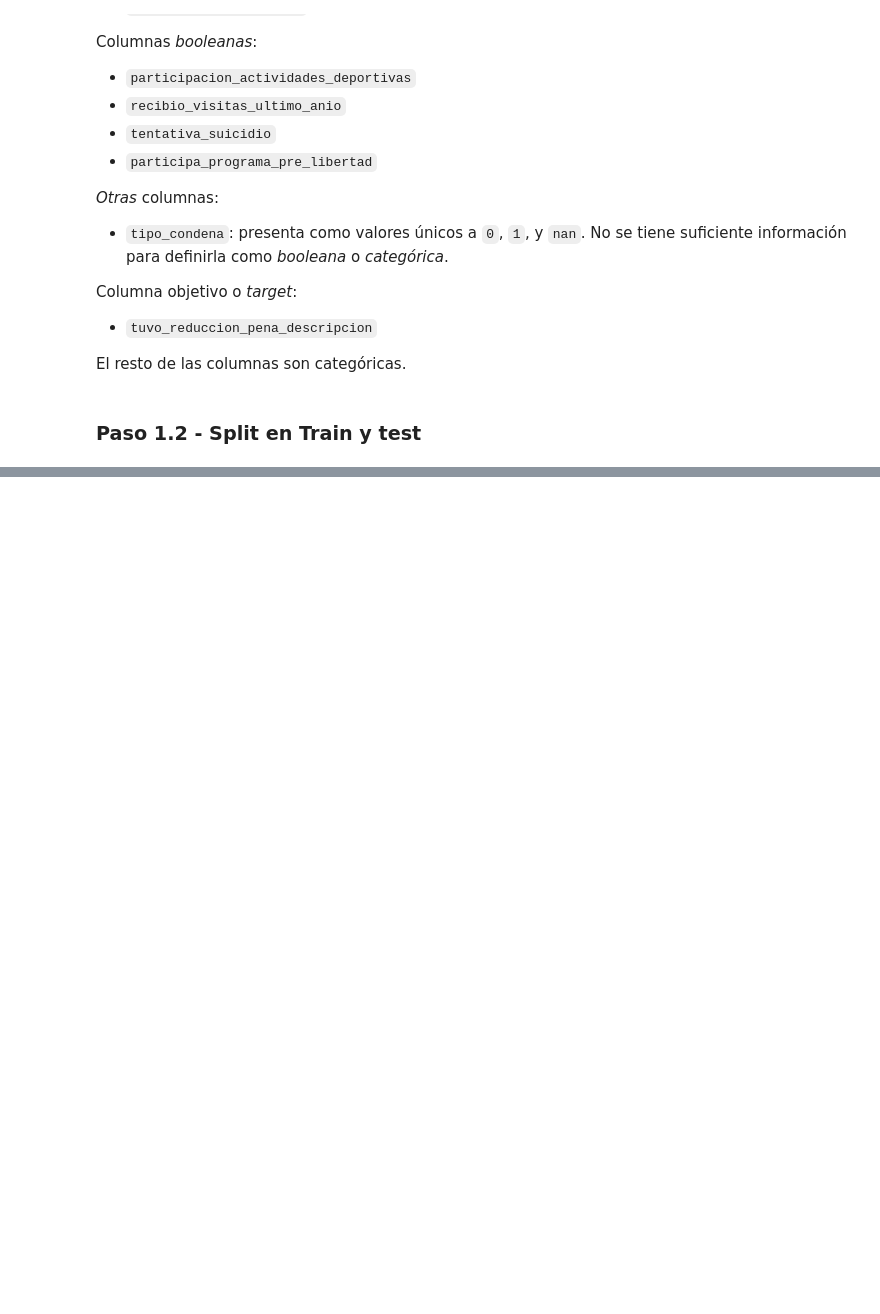
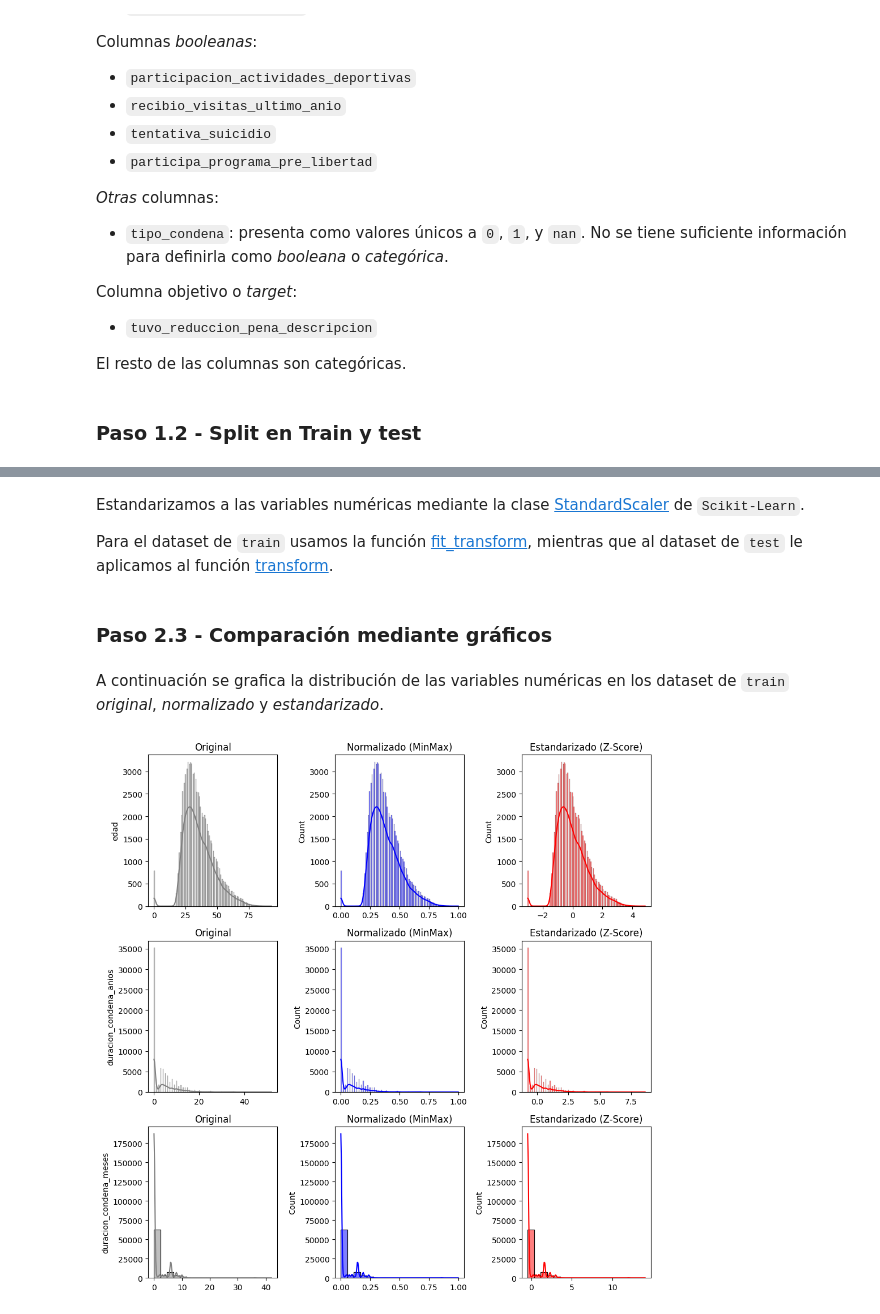
Before and after one commit to gasper-az/CEIA_Analisis_de_datos, a Jupyter notebook: trabajos_practicos/resolucion_tp_02/tp_02.ipynb, the cells around one changed output, grey strips where cells are left out. Cells and saved outputs as stored; diff of their text form; code cells hidden in the pictures; blank space fills up the shorter version.

Commit message:
[WIP][TP-02] Paso 2: normalización y estandarización

```diff
--- a/trabajos_practicos/resolucion_tp_02/tp_02.ipynb
+++ b/trabajos_practicos/resolucion_tp_02/tp_02.ipynb
@@ -142,8 +143,9 @@ col_categoricas = list(set(df_procesado.columns) - set(col_booleanas + col_otras
 # %%
 # definimos un random_state
 random_state = 649739
-
+test_size = 0.3
 X_train, X_test, y_train, y_test = train_test_split(
     df_procesado.drop(columns=target),
     df_procesado[target],
-    random_state=random_state)
+    random_state=random_state,
+    test_size=test_size)
@@ -149,0 +166,4 @@ X_train, X_test, y_train, y_test = train_test_split(
+# %%
+scaler = MinMaxScaler()
+df_train_escalado = pd.DataFrame(scaler.fit_transform(X_train[col_numericas]), columns=col_numericas)
+df_test_escalado = pd.DataFrame(scaler.transform(X_test[col_numericas]), columns=col_numericas)
@@ -149,0 +172,36 @@ X_train, X_test, y_train, y_test = train_test_split(
+# %% [markdown]
+Estandarizamos a las variables numéricas mediante la clase [StandardScaler](https://scikit-learn.org/stable/modules/generated/sklearn.preprocessing.StandardScaler.html) de `Scikit-Learn`.
+
+Para el dataset de `train` usamos la función [fit_transform](https://scikit-learn.org/stable/modules/generated/sklearn.preprocessing.StandardScaler.html#sklearn.preprocessing.StandardScaler.fit_transform), mientras que al dataset de `test` le aplicamos al función [transform](https://scikit-learn.org/stable/modules/generated/sklearn.preprocessing.StandardScaler.html#sklearn.preprocessing.StandardScaler.transform).
+# %%
+standard_scaler = StandardScaler()
+df_train_estandarizado = pd.DataFrame(standard_scaler.fit_transform(X_train[col_numericas]), columns=col_numericas)
+df_test_estandarizado = pd.DataFrame(standard_scaler.transform(X_test[col_numericas]), columns=col_numericas)
+# %% [markdown]
+### Paso 2.3 - Comparación mediante gráficos
+# %%
+def graficar_comparacion_transformaciones(df_original, df_normalizado, df_estandarizado,
+                                          columns, titulos = ["Original", "Normalizado (MinMax)", "Estandarizado (Z-Score)"],
+                                          figsize = (10,10), colores = ["gray", "blue", "red"]):
+    fig, axes = plt.subplots(nrows=len(columns), ncols=3, figsize=figsize)
+
+    for i, col in enumerate(columns):
+        sns.histplot(df_original[col], kde=True, ax=axes[i, 0], color=colores[0])
+        sns.histplot(df_normalizado[col], kde=True, ax=axes[i, 1], color=colores[1])
+        sns.histplot(df_estandarizado[col], kde=True, ax=axes[i, 2], color=colores[2])
+
+        axes[i, 0].set_ylabel(col)
+        for j in range(3):
+            axes[i, j].set_xlabel("")
+            axes[i, j].set_title(titulos[j])
+    plt.tight_layout()
+    plt.show()
+# %% [markdown]
+A continuación se grafica la distribución de las variables numéricas en los dataset de `train` *original*, *normalizado* y *estandarizado*.
+# %%
+graficar_comparacion_transformaciones(df_original=X_train,
+                                      df_normalizado=df_train_escalado,
+                                      df_estandarizado=df_train_estandarizado,
+                                      columns=col_numericas)
+# %% [output]
+[figure, added]
```
Also changed, not shown: parts of 16 cells of this notebook.
